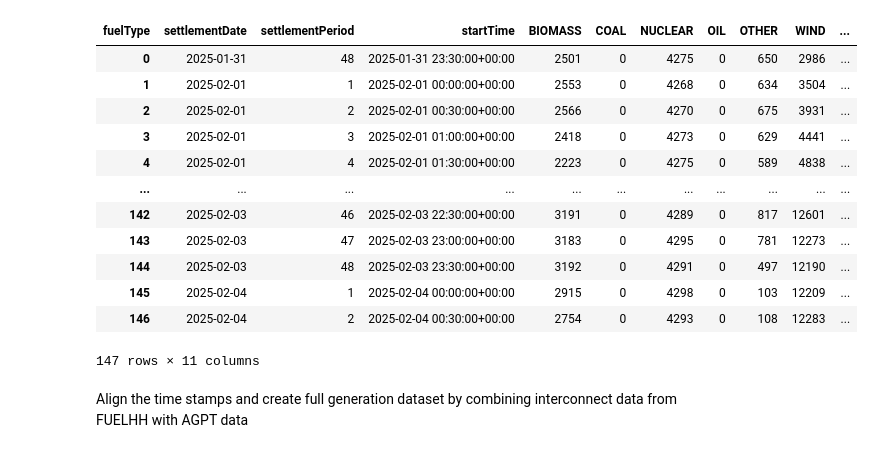
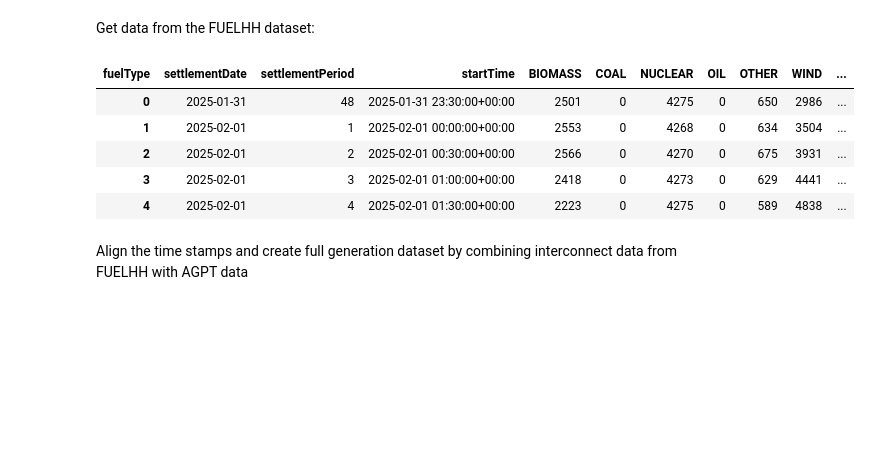
Before and after one commit to christianfenton/electricity_pricing, a Jupyter notebook: exploratory_analysis.ipynb, the cells around one changed output. Drawn from its saved outputs; the diff is of its cells as text; code cells hidden in the pictures; blank space fills up the shorter version.

```diff
--- a/exploratory_analysis.ipynb
+++ b/exploratory_analysis.ipynb
@@ -152 +142,3 @@ plt.show()
+# %% [markdown]
+Get data from the FUELHH dataset:
 # %%
@@ -176,41 +165,34 @@ df_FUELHH = df.pivot_table(
 df_FUELHH = df_FUELHH.sort_values(['settlementDate', 'settlementPeriod']).reset_index(drop=True)
 
 # Simplify FUELHH dataframe by grouping categories:
 # group gas categories
 df_FUELHH['GAS'] = df_FUELHH[['OCGT', 'CCGT']].sum(axis=1)
 df_FUELHH = df_FUELHH.drop(columns=['OCGT', 'CCGT'])
 
 # group interconnectors
 interconnects = df_FUELHH.filter(regex='^INT')
 total_interconnect = interconnects.sum(axis=1)
 df_FUELHH = df_FUELHH.filter(regex='^(?!INT)')
 df_FUELHH['INTER'] = total_interconnect
 
 # group pumped storage, non-pumped hydro and other
 df_FUELHH['OTHER'] = df_FUELHH[['OTHER', 'PS', 'NPSHYD']].sum(axis=1)
 df_FUELHH = df_FUELHH.drop(columns=['PS', 'NPSHYD'])
 
 # these should be are the final generation types
 gen_types_FUELHH = {'NUCLEAR', 'BIOMASS', 'GAS', 'OIL', 'COAL', 'WIND', 'INTER', 'OTHER'}
 cols = set(df_FUELHH.columns) - {'startTime', 'settlementDate', 'settlementPeriod'}
 assert cols == gen_types_FUELHH
 
 # display
-df_FUELHH
+df_FUELHH.head()
 # %% [output]
 | fuelType | settlementDate | settlementPeriod | startTime | BIOMASS | COAL | NUCLEAR | OIL | OTHER | WIND | ... |
 | 0 | 2025-01-31 | 48 | 2025-01-31 23:30:00+00:00 | 2501 | 0 | 4275 | 0 | 650 | 2986 | ... |
 | 1 | 2025-02-01 | 1 | 2025-02-01 00:00:00+00:00 | 2553 | 0 | 4268 | 0 | 634 | 3504 | ... |
 | 2 | 2025-02-01 | 2 | 2025-02-01 00:30:00+00:00 | 2566 | 0 | 4270 | 0 | 675 | 3931 | ... |
 | 3 | 2025-02-01 | 3 | 2025-02-01 01:00:00+00:00 | 2418 | 0 | 4273 | 0 | 629 | 4441 | ... |
 | 4 | 2025-02-01 | 4 | 2025-02-01 01:30:00+00:00 | 2223 | 0 | 4275 | 0 | 589 | 4838 | ... |
-| ... | ... | ... | ... | ... | ... | ... | ... | ... | ... | ... |
-| 142 | 2025-02-03 | 46 | 2025-02-03 22:30:00+00:00 | 3191 | 0 | 4289 | 0 | 817 | 12601 | ... |
-| 143 | 2025-02-03 | 47 | 2025-02-03 23:00:00+00:00 | 3183 | 0 | 4295 | 0 | 781 | 12273 | ... |
-| 144 | 2025-02-03 | 48 | 2025-02-03 23:30:00+00:00 | 3192 | 0 | 4291 | 0 | 497 | 12190 | ... |
-| 145 | 2025-02-04 | 1 | 2025-02-04 00:00:00+00:00 | 2915 | 0 | 4298 | 0 | 103 | 12209 | ... |
-| 146 | 2025-02-04 | 2 | 2025-02-04 00:30:00+00:00 | 2754 | 0 | 4293 | 0 | 108 | 12283 | ... |
-147 rows × 11 columns
 # %% [markdown]
 Align the time stamps and create full generation dataset by combining interconnect data from FUELHH with AGPT data
 # %%
```
Also changed, not shown: parts of 26 cells of this notebook, 4 other files.
